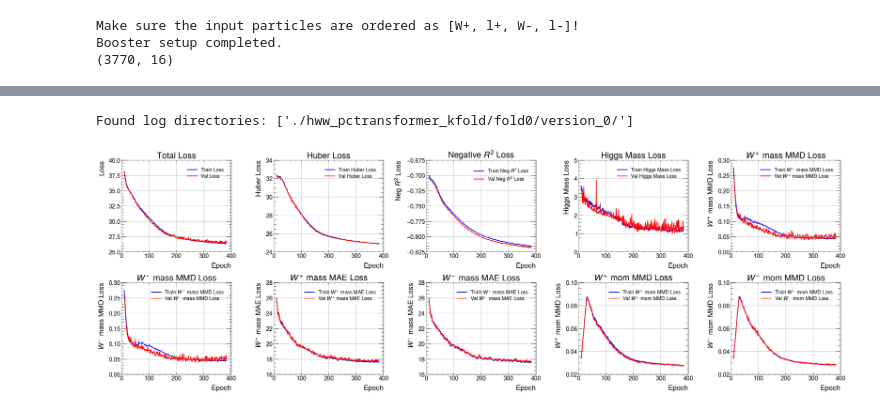
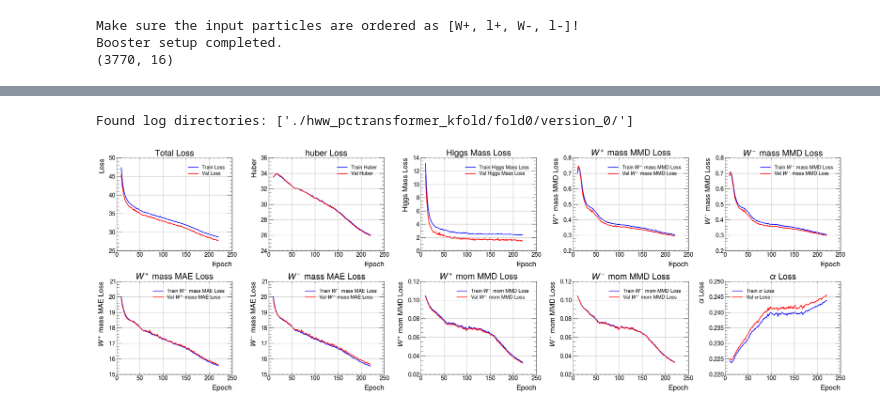
Before and after one commit to yygarypeng/ww-attention, a Jupyter notebook: visualize.ipynb, the cells around one changed output, grey strips where cells are left out. Cells and saved outputs as stored; diff of their text form; code cells hidden in the pictures.

```diff
--- a/visualize.ipynb
+++ b/visualize.ipynb
@@ -30,7 +30,7 @@ Using checkpoint: ./hww_pctransformer_kfold/fold0/version_0/checkpoints/epoch=35
 train = two_fold_train
 dm = train.main(train=False)
 # Load model from checkpoint
-model = LightningWBoson.load_from_checkpoint(ckpt_path, weights_only=False, strict=False)
+model = LightningWAttention.load_from_checkpoint(ckpt_path, weights_only=False, strict=False)
 model.eval() # used to inference -> not for training phase
 
 # Set up the data module (prepare data and setup splits)
@@ -54,7 +54,7 @@ with torch.no_grad():  # Disable gradient computation for inference
         targets = targets.to(device)
 
         # Forward pass
-        outputs = model(inputs)
+        outputs, _ = model(inputs)
 
         # Store predictions and true labels
         train_features = np.append(train_features, inputs.cpu().numpy(), axis=0)
@@ -614,8 +604,8 @@ else:
 
             plot_configs = [
                 ("loss", "val_loss", "Total Loss", "Loss"),
-                ("huber_loss", "val_huber_loss", "Huber Loss", "Huber Loss"),
-                ("neg_r2_loss", "val_neg_r2_loss", "Negative $R^2$ Loss", "Neg $R^2$ Loss"),
+                ("huber_loss", "val_huber_loss", "huber Loss", "Huber"),
+                # ("neg_r2_loss", "val_neg_r2_loss", "Negative $R^2$ Loss", "Neg $R^2$ Loss"),
                 # ("nu_mass_loss", "val_nu_mass_loss", "Neutrino Mass Loss", "Nu Mass Loss"),
                 # ("dinu_pt_loss", "val_dinu_pt_loss", r"$p^{\nu\nu}_T$ Loss", r"$p^{\nu\nu}_T$ Loss"),
                 ("higgs_mass_loss", "val_higgs_mass_loss", "Higgs Mass Loss", "Higgs Mass Loss"),
@@ -625,6 +615,7 @@ else:
                 ("w1_mass_mae_loss", "val_w1_mass_mae_loss", "$W^-$ mass MAE Loss", "$W^-$ mass MAE Loss"),
                 ("aux_mom_mmd0_loss", "val_aux_mom_mmd0_loss", "$W^+$ mom MMD Loss", "$W^+$ mom MMD Loss"),
                 ("aux_mom_mmd1_loss", "val_aux_mom_mmd1_loss", "$W^-$ mom MMD Loss", "$W^-$ mom MMD Loss"),
+                ("alpha_loss", "val_alpha_loss", r"$\alpha$ Loss", r"$\alpha$ Loss"),
             ]
 
             def apply_scale(ax, data):
@@ -641,31 +632,31 @@ else:
 
             for ax, (train_col, val_col, title, ylabel) in zip(axes, plot_configs):
                 if train_col not in df_clean_train.columns or val_col not in df_clean_val.columns:
                     ax.set_visible(False)
                     continue
 
                 ax.plot(epochs_train, df_clean_train[train_col].iloc[10:], label=f"Train {ylabel}", color="blue")
                 ax.plot(epochs_val, df_clean_val[val_col].iloc[10:], label=f"Val {ylabel}", color="red")
                 ax.set_xlabel("Epoch")
                 ax.set_ylabel(ylabel)
                 ax.set_title(title)
                 ax.legend()
                 ax.grid(True)
                 # apply_scale(ax, pd.concat([df_clean_train[train_col], df_clean_val[val_col]]))
 
             plt.tight_layout()
             plt.show()
 
             last_epoch = df_clean_train["epoch"].iloc[-1]
             print(f"Final Training Losses (Epoch {last_epoch}):")
             for train_col, _, title, _ in plot_configs:
                 if train_col in df_clean_train.columns:
                     print(f"  {title}: {df_clean_train[train_col].iloc[-1]:.6f}")
 
             print("Final Validation Losses:")
             for _, val_col, title, _ in plot_configs:
                 if val_col in df_clean_val.columns:
                     print(f"  {title}: {df_clean_val[val_col].iloc[-1]:.6f}")
 # %% [output]
 Found log directories: ['./hww_pctransformer_kfold/fold0/version_0/']
-[figure, old version]
+[figure, new version]
```
Also changed, not shown: parts of 21 cells of this notebook, 6 other files.
